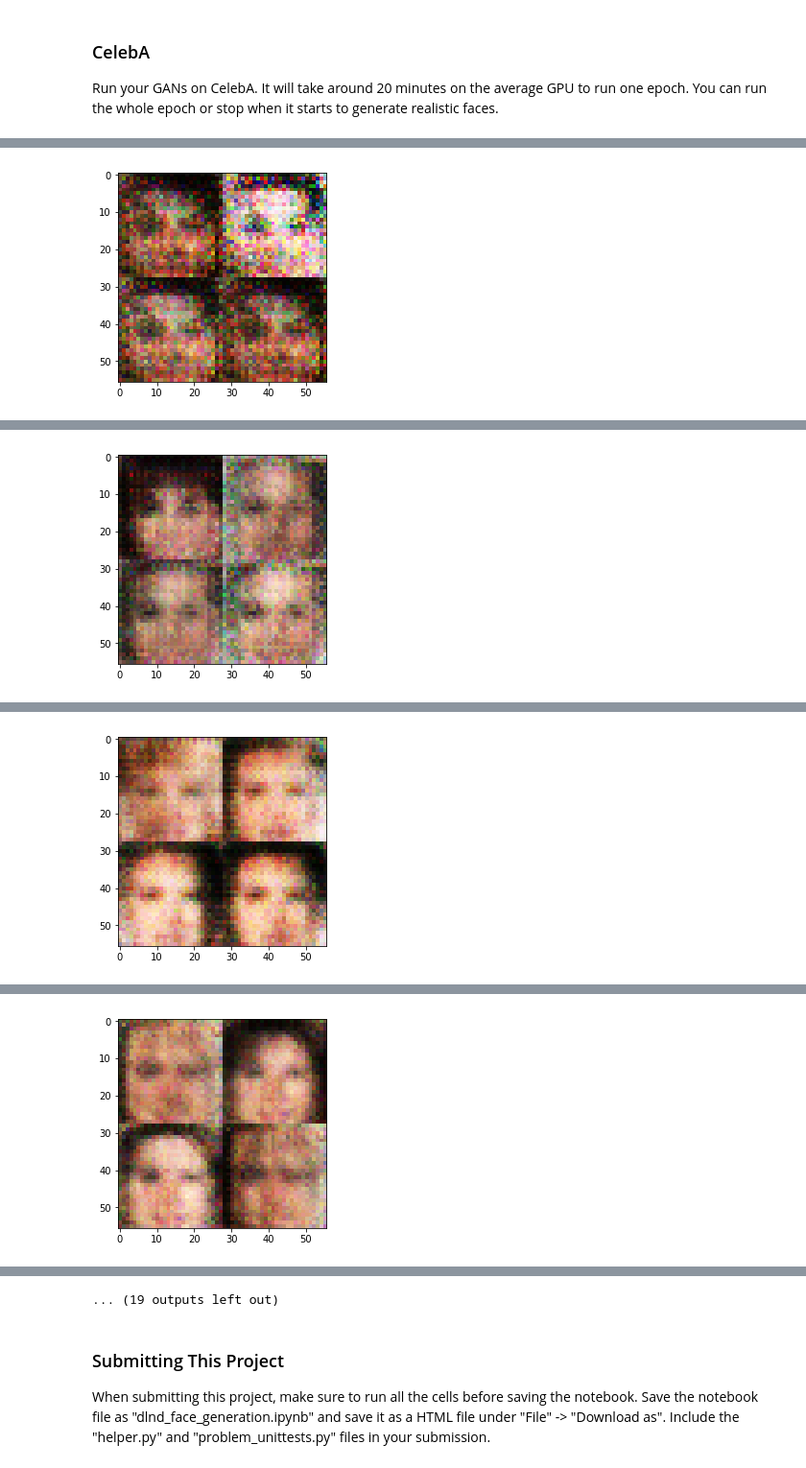
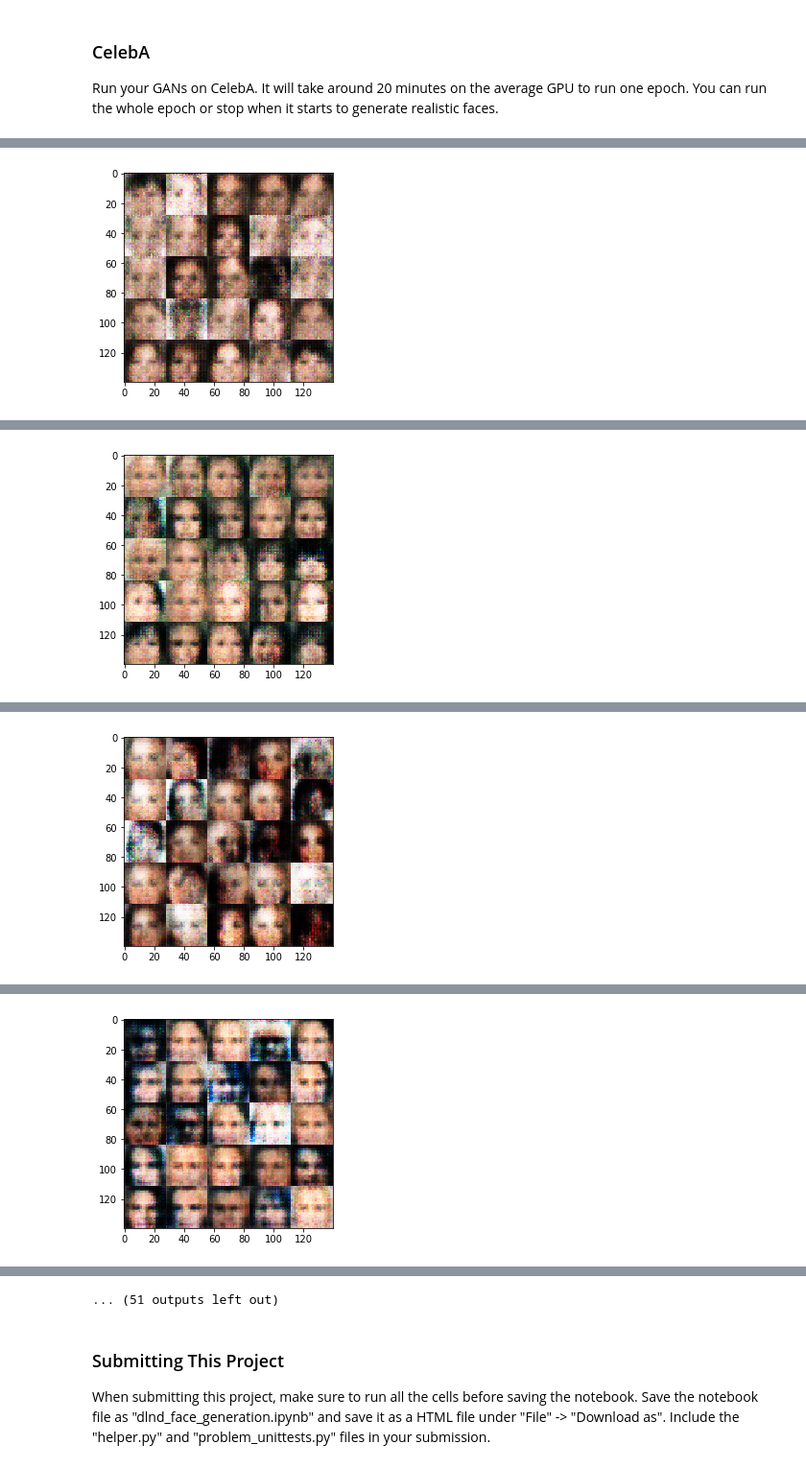
Before and after one commit to flaschmurphy/deeplearning, a Jupyter notebook: face_generation/dlnd_face_generation.ipynb, the cells around one changed output, grey strips where cells are left out. Shown at 96% size. Drawn from its saved outputs; the diff is of its cells as text; code cells hidden in the pictures.

```diff
--- a/face_generation/dlnd_face_generation.ipynb
+++ b/face_generation/dlnd_face_generation.ipynb
@@ -379,7 +379,7 @@ def train(epoch_count, batch_size, z_dim, learning_rate, beta1, get_batches, dat
                                    generator(input_z, data_shape[3], is_train=False),
                                    feed_dict={input_z: sample_z})
                     samples.append(gen_samples)
-                    show_generator_output(sess, 5, input_z, data_shape[3], data_image_mode)
+                    show_generator_output(sess, 25, input_z, data_shape[3], data_image_mode)
 # %% [markdown]
 ### MNIST
 Test your GANs architecture on MNIST.  After 2 epochs, the GANs should be able to generate images that look like handwritten digits.  Make sure the loss of the generator is lower than the loss of the discriminator or close to 0.
@@ -471,10 +471,10 @@ Epoch 2/2... Discriminator Loss: 1.3946... Generator Loss: 0.7171
 ### CelebA
 Run your GANs on CelebA.  It will take around 20 minutes on the average GPU to run one epoch.  You can run the whole epoch or stop when it starts to generate realistic faces.
 # %%
-batch_size = 128
+batch_size = 64
 z_dim = 100
-learning_rate = 0.0002
-beta1 = 0.5
+learning_rate = 0.001
+beta1 = 0.25
 
 
 """
@@ -511 +511 @@ Epoch 1/1... Discriminator Loss: 1.6332... Generator Loss: 0.5544
-[figure, old version]
+[figure, new version]
@@ -522 +522 @@ Epoch 1/1... Discriminator Loss: 1.5280... Generator Loss: 0.6502
-[figure, old version]
+[figure, new version]
@@ -533 +533 @@ Epoch 1/1... Discriminator Loss: 1.5267... Generator Loss: 0.6706
-[figure, old version]
+[figure, new version]
@@ -544 +544 @@ Epoch 1/1... Discriminator Loss: 1.4621... Generator Loss: 0.6743
-[figure, old version]
+[figure, new version]
@@ -556,4 +556,4 @@ Epoch 1/1... Discriminator Loss: 1.5451... Generator Loss: 0.6381
-... (19 outputs left out)
+... (51 outputs left out)
 # %% [markdown]
 ### Submitting This Project
 When submitting this project, make sure to run all the cells before saving the notebook. Save the notebook file as "dlnd_face_generation.ipynb" and save it as a HTML file under "File" -> "Download as". Include the "helper.py" and "problem_unittests.py" files in your submission.
```
Also changed, not shown: parts of 2 cells of this notebook, 2 other files.
